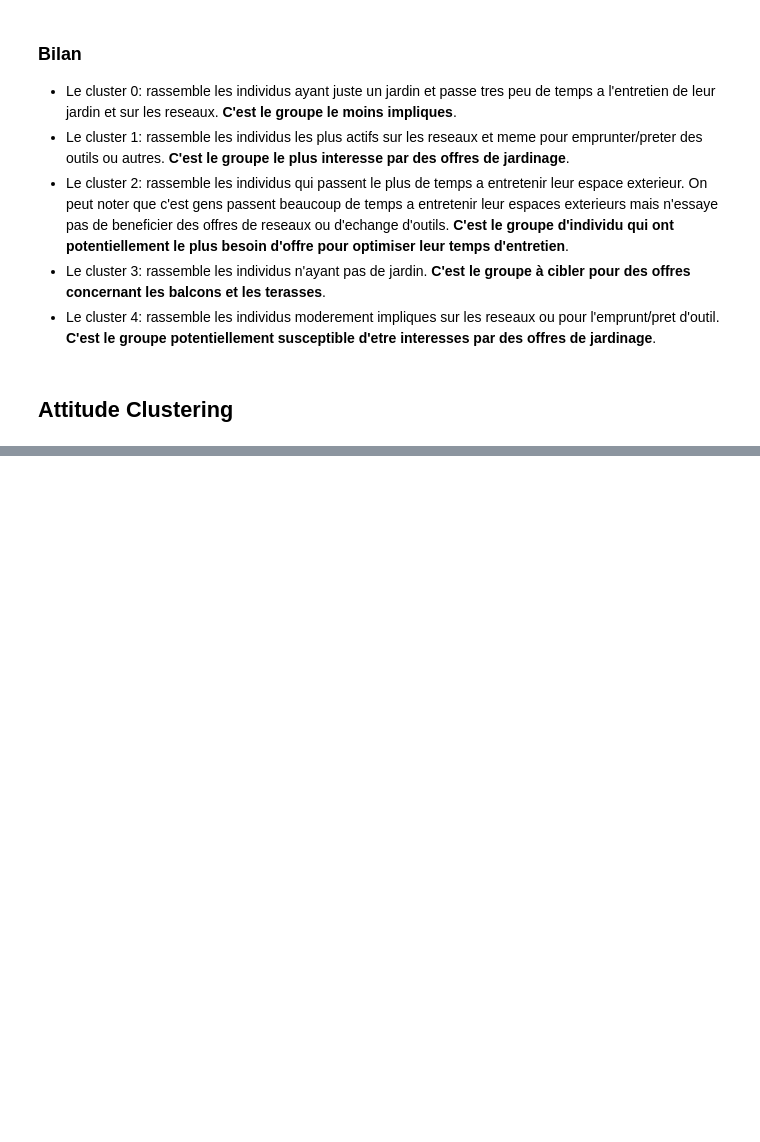
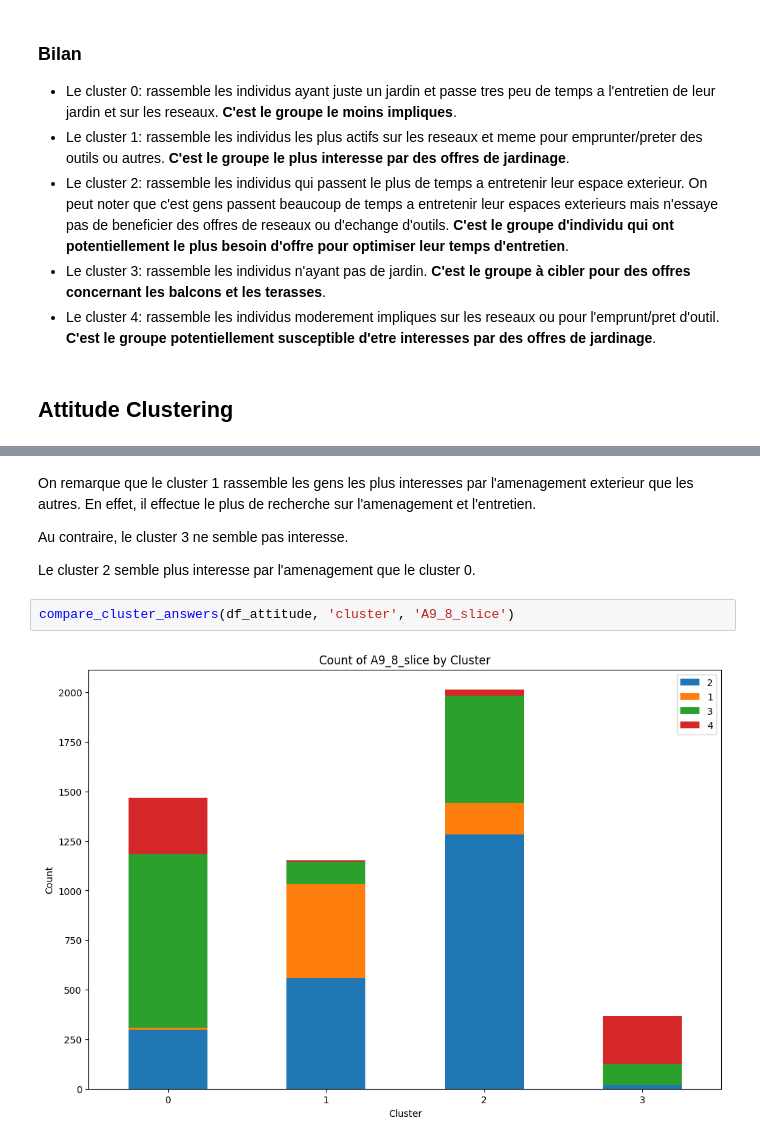
Before and after one commit to Coartix/Kantar, a Jupyter notebook: Clustering.ipynb, the cells around one changed output, grey strips where cells are left out. Cells and saved outputs as stored; diff of their text form; blank space fills up the shorter version.

```diff
--- a/Clustering.ipynb
+++ b/Clustering.ipynb
@@ -453,0 +484,10 @@ KMeans(n_clusters=4, n_init=10, random_state=42)
+# %% [markdown]
+On remarque que le cluster 1 rassemble les gens les plus interesses par l'amenagement exterieur que les autres. En effet, il effectue le plus de recherche sur l'amenagement et l'entretien.
+
+Au contraire, le cluster 3 ne semble pas interesse.
+
+Le cluster 2 semble plus interesse par l'amenagement que le cluster 0.
+# %%
+compare_cluster_answers(df_attitude, 'cluster', 'A9_8_slice')
+# %% [output]
+[figure, added]
```
Also changed, not shown: parts of 23 cells of this notebook.
